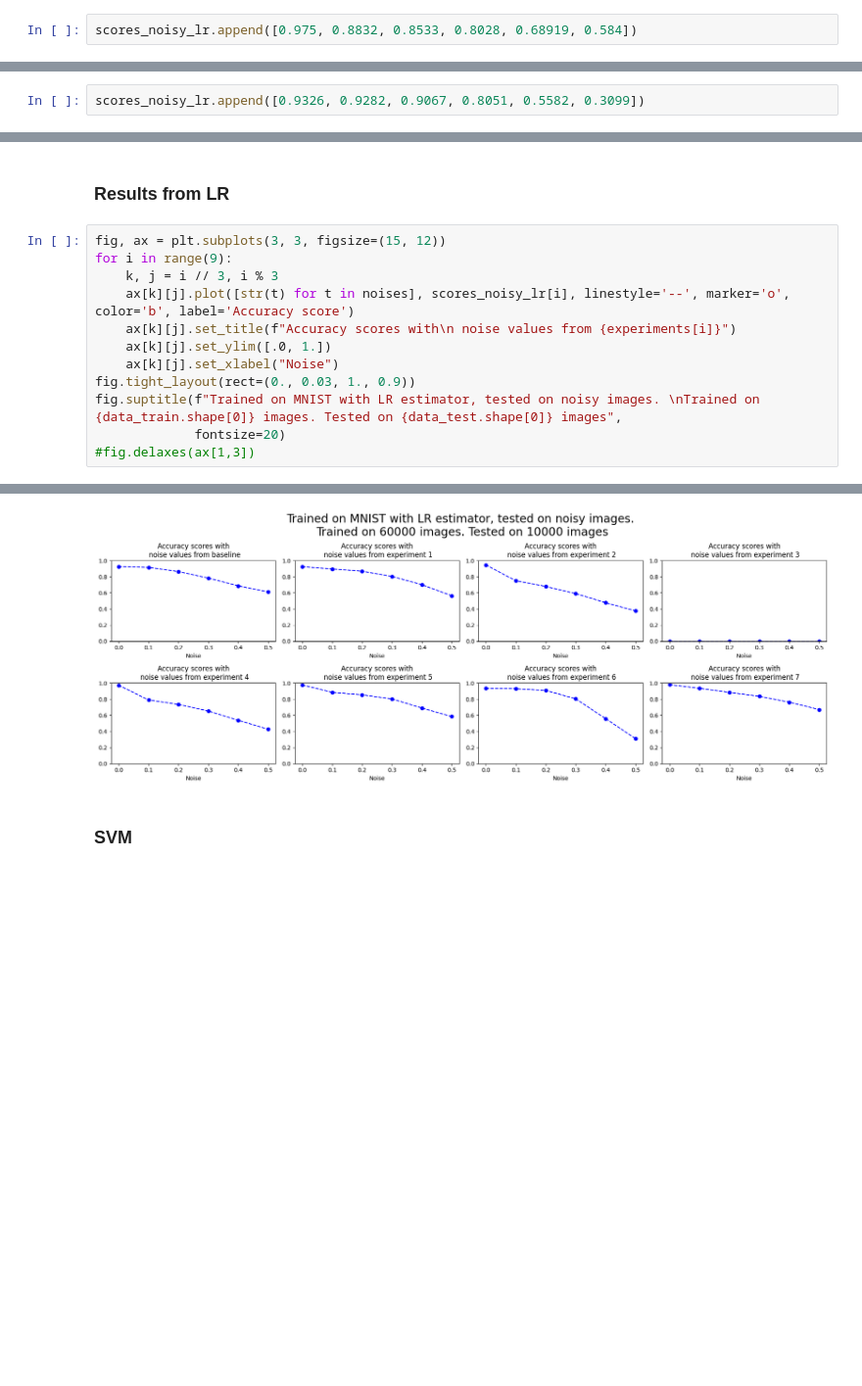
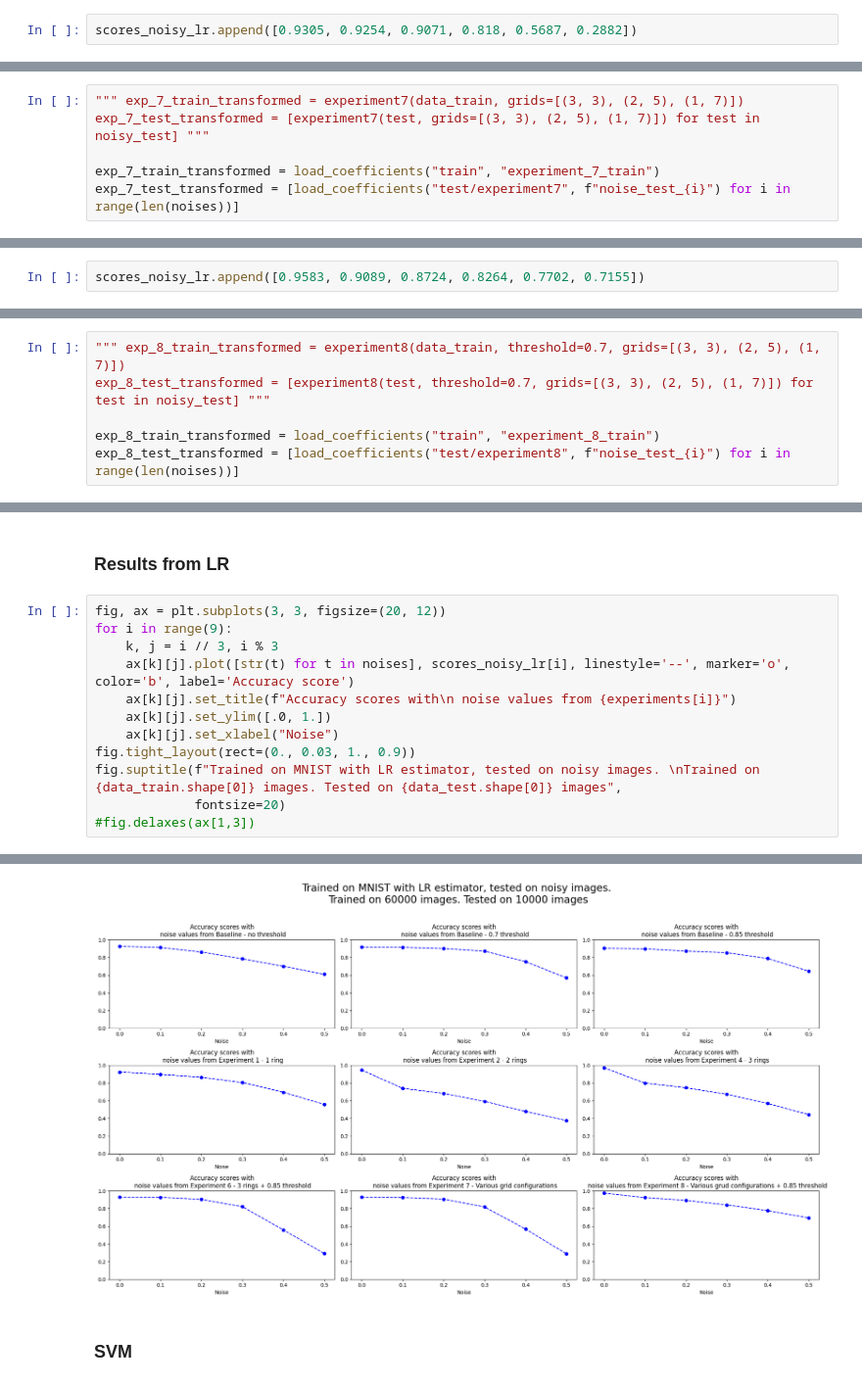
Before and after one commit to dherikk/master-experiments, a Jupyter notebook: cnn_noise_experiments.ipynb, the cells around one changed output, grey strips where cells are left out. Shown at 98% size. Cells and saved outputs as stored; diff of their text form; blank space fills up the shorter version.

```diff
--- a/cnn_noise_experiments.ipynb
+++ b/cnn_noise_experiments.ipynb
@@ -264,5 +284,5 @@ lr_noisy_exp6_score
 # %%
-scores_noisy_lr.append([0.975, 0.8832, 0.8533, 0.8028, 0.68919, 0.584])
+scores_noisy_lr.append([0.9305, 0.9254, 0.9071, 0.818, 0.5687, 0.2882])
 # %%
 save_coefficients("train", exp_6_train_transformed, "experiment_6_train")
 [save_coefficients("test/experiment6", t, f"noise_test_{i}") for i, t in enumerate(exp_6_test_transformed)]
@@ -283,3 +300,9 @@ exp_7_test_transformed = [experiment7(test) for test in noisy_test]
+# %%
+""" exp_7_train_transformed = experiment7(data_train, grids=[(3, 3), (2, 5), (1, 7)])
+exp_7_test_transformed = [experiment7(test, grids=[(3, 3), (2, 5), (1, 7)]) for test in noisy_test] """
+
+exp_7_train_transformed = load_coefficients("train", "experiment_7_train")
+exp_7_test_transformed = [load_coefficients("test/experiment7", f"noise_test_{i}") for i in range(len(noises))]
 # %%
 clfs_lr_ex7 = [LogisticRegression(fit_intercept=True,
                                   multi_class='multinomial',
@@ -297,5 +320,5 @@ lr_noisy_exp7_score
 # %%
-scores_noisy_lr.append([0.9326, 0.9282, 0.9067, 0.8051, 0.5582, 0.3099])
+scores_noisy_lr.append([0.9583, 0.9089, 0.8724, 0.8264, 0.7702, 0.7155])
 # %%
 save_coefficients("train", exp_7_train_transformed, "experiment_7_train")
 [save_coefficients("test/experiment7", t, f"noise_test_{i}") for i, t in enumerate(exp_7_test_transformed)]
@@ -316,3 +336,9 @@ exp_8_test_transformed = [experiment8(test, threshold=0.85) for test in noisy_te
+# %%
+""" exp_8_train_transformed = experiment8(data_train, threshold=0.7, grids=[(3, 3), (2, 5), (1, 7)])
+exp_8_test_transformed = [experiment8(test, threshold=0.7, grids=[(3, 3), (2, 5), (1, 7)]) for test in noisy_test] """
+
+exp_8_train_transformed = load_coefficients("train", "experiment_8_train")
+exp_8_test_transformed = [load_coefficients("test/experiment8", f"noise_test_{i}") for i in range(len(noises))]
 # %%
 clfs_lr_ex8 = [LogisticRegression(fit_intercept=True,
                                   multi_class='multinomial',
@@ -335,20 +370,20 @@ scores_noisy_lr.append([0.9791, 0.933, 0.8832, 0.8353, 0.7629, 0.6705])
 # %% [markdown]
 ### Results from LR
 # %%
-fig, ax = plt.subplots(3, 3, figsize=(15, 12))
+fig, ax = plt.subplots(3, 3, figsize=(20, 12))
 for i in range(9):
     k, j = i // 3, i % 3
     ax[k][j].plot([str(t) for t in noises], scores_noisy_lr[i], linestyle='--', marker='o', color='b', label='Accuracy score')
     ax[k][j].set_title(f"Accuracy scores with\n noise values from {experiments[i]}")
     ax[k][j].set_ylim([.0, 1.])
     ax[k][j].set_xlabel("Noise")
 fig.tight_layout(rect=(0., 0.03, 1., 0.9))
 fig.suptitle(f"Trained on MNIST with LR estimator, tested on noisy images. \nTrained on {data_train.shape[0]} images. Tested on {data_test.shape[0]} images",
              fontsize=20)
 #fig.delaxes(ax[1,3])
 # %% [output]
 Text(0.5, 0.98, 'Trained on MNIST with LR estimator, tested on noisy images. \nTrained on 60000 images. Tested on 10000 images')
-[figure, old version]
+[figure, new version]
 # %% [markdown]
 ### SVM
 # %%
```
Also changed, not shown: parts of 183 cells of this notebook, 6 other files.
